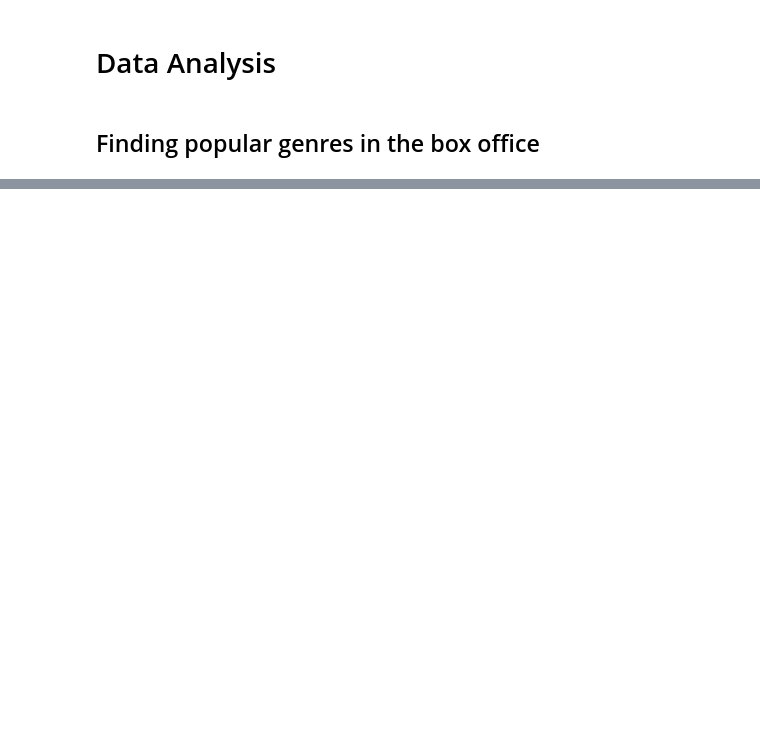
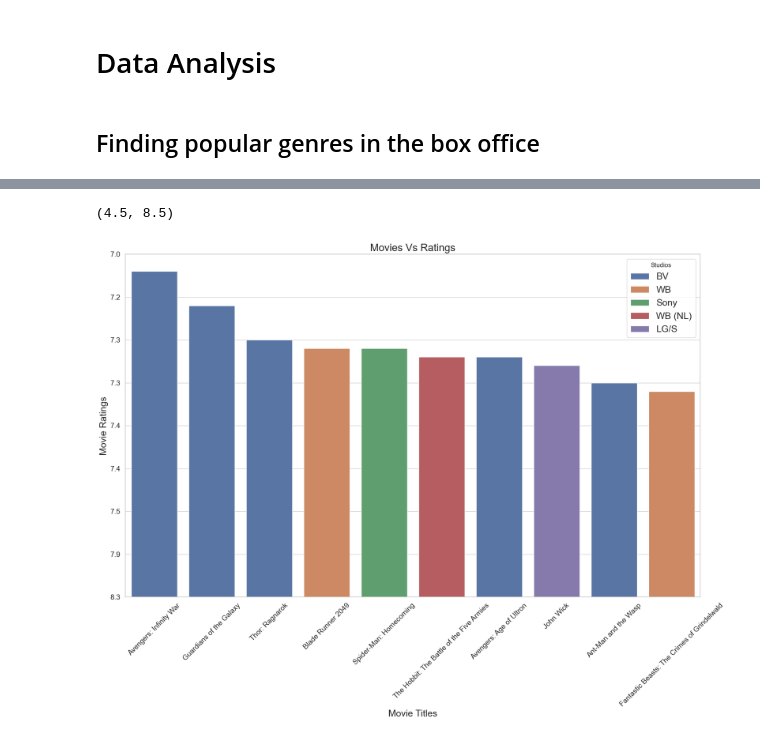
Before and after one commit to SirIan71/Movie-Data-Analysis, a Jupyter notebook: student.ipynb, the cells around one changed output, grey strips where cells are left out. Saved outputs shown, nothing was run; the diff lists cells and outputs as text; code cells hidden in the pictures; blank space fills up the shorter version.

```diff
--- a/student.ipynb
+++ b/student.ipynb
@@ -547,0 +606,3 @@ popular = tmd_movie.sort_values('popularity', ascending = False)
+# %%
+final_df.dropna(subset = ['genres'],inplace=True)
+final_df.isna().sum()
@@ -547,0 +625,3 @@ popular = tmd_movie.sort_values('popularity', ascending = False)
+# %%
+final_df.dropna(subset = ['runtime_minutes'],inplace=True)
+final_df.isna().sum()
@@ -547,0 +644,3 @@ popular = tmd_movie.sort_values('popularity', ascending = False)
+# %%
+final_df.drop_duplicates(subset= ['movie'] ,inplace=True)
+final_df.shape
@@ -552,0 +760,5 @@ KeyError: ''
+# %%
+# sorting to find the popular movies per vote_average
+
+movie_ratings = final_df.sort_values(by = ['popularity', 'vote_average'],ascending=(False, False)).head(10)
+movie_ratings = movie_ratings.sort_values('vote_average',ascending=False).reset_index(drop=True)
@@ -552,0 +827,22 @@ KeyError: ''
+# %%
+# plotting the data above
+
+fig, ax1= plt.subplots(figsize=(20,12))
+
+x = list(movie_ratings['movie'].values)
+y = movie_ratings['vote_average']
+
+ax1 = sns.barplot(data = movie_ratings, x = 'movie', y = 'vote_average', hue = 'studio', ax = ax1, dodge=False)
+
+ax1.set_title('Movies Vs Ratings', fontsize=20)
+ax1.set_xlabel("Movie Titles",fontsize=18)
+ax1.set_ylabel("Movie Ratings", fontsize=18)
+ax1.legend(title='Studios', fontsize=18, loc=1)
+ax1.set_xticklabels(labels = x, rotation = 60,fontsize=14)
+ax1.set_yticklabels(labels = y,fontsize=14)
+
+ax1.set_xticklabels(labels = x, rotation = 45)
+ax1.set_ylim(4.5, 8.5)
+# %% [output]
+(4.5, 8.5)
+[figure, added]
```
Also changed, not shown: parts of 24 cells of this notebook.
